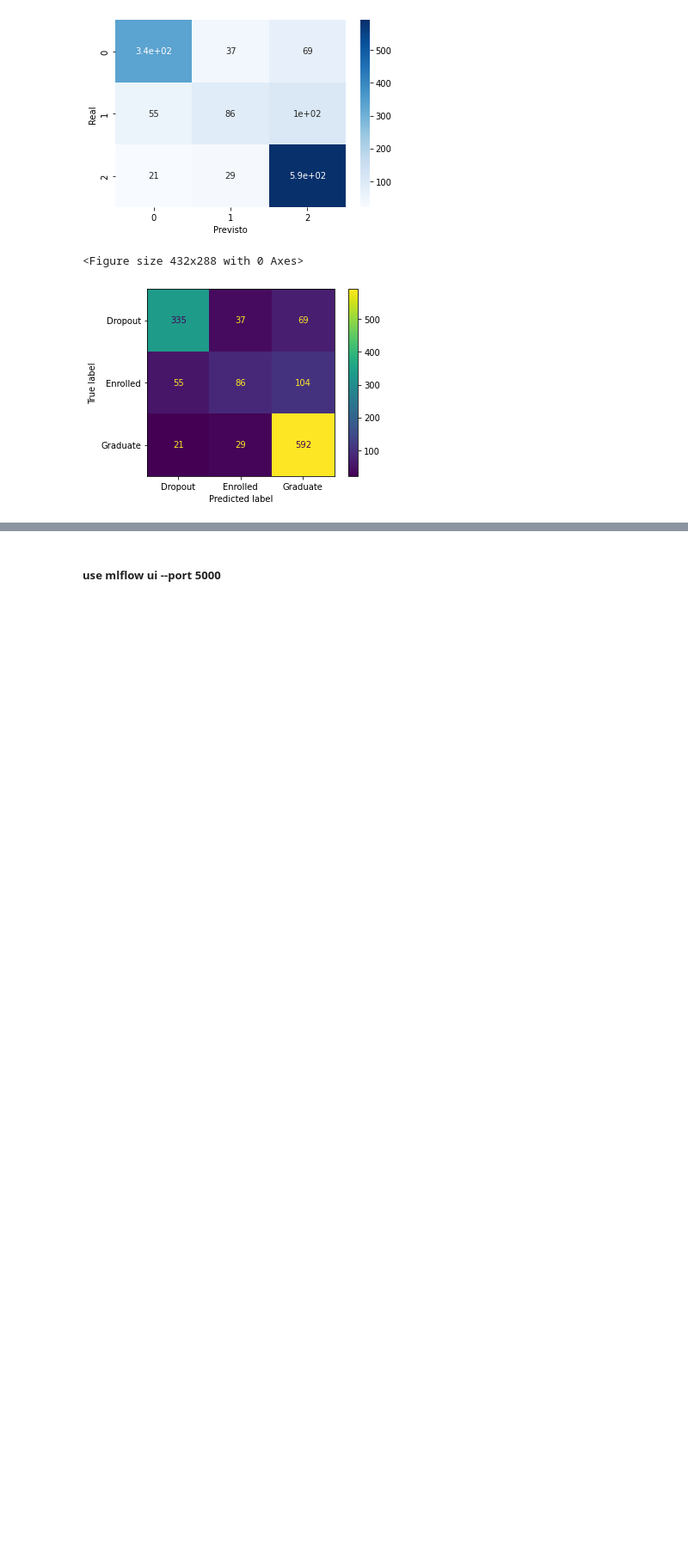
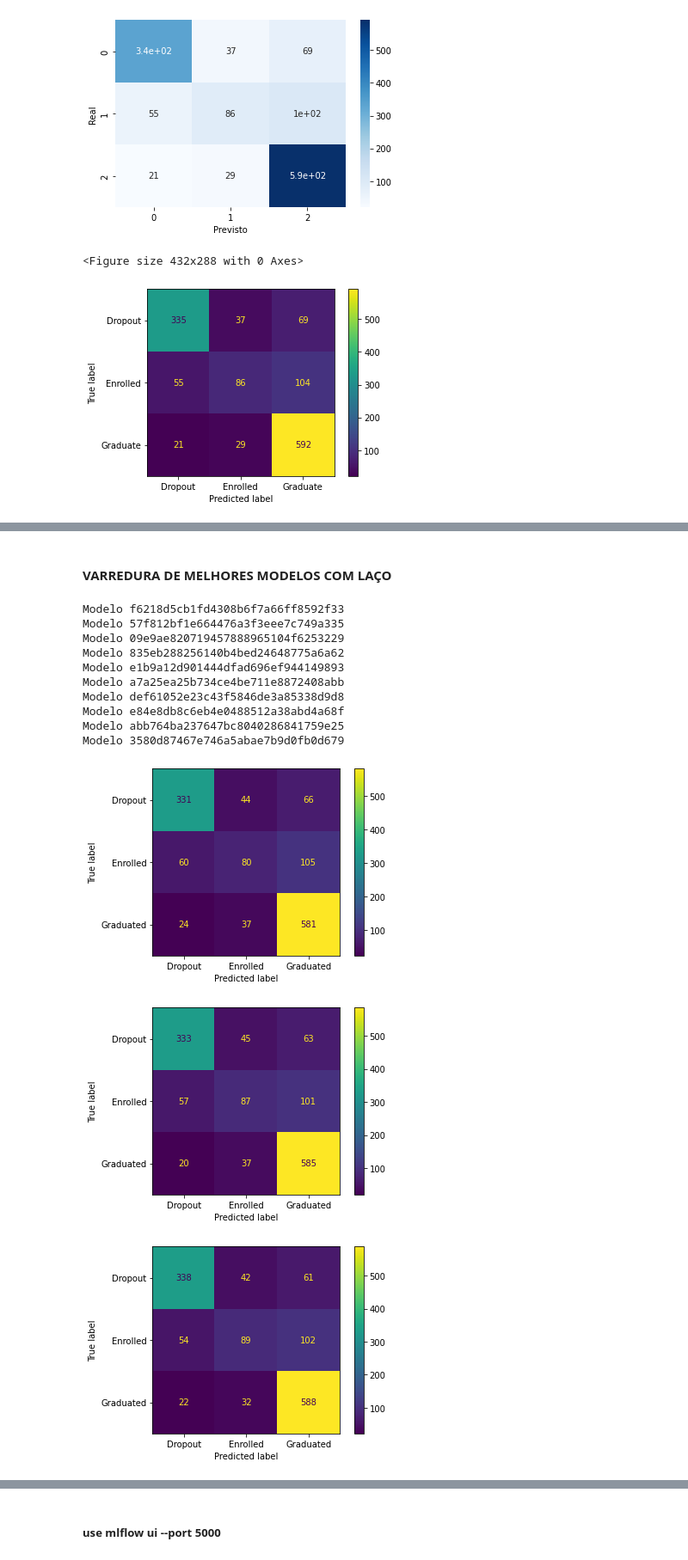
Before and after one commit to AdolfoMatias/MLops, a Jupyter notebook: projeto_estudantes.ipynb, the cells around one changed output, grey strips where cells are left out. Shown: that part at 86% size. Drawn from its saved outputs; the diff is of its cells as text; code cells hidden in the pictures; blank space fills up the shorter version.

Commit message:
Etapa 2: Criando laços e features importance

```diff
--- a/projeto_estudantes.ipynb
+++ b/projeto_estudantes.ipynb
@@ -212,0 +288,25 @@ Modelo:  0f07deace9ff4990aafb6d8dbae1d822
+# %% [markdown]
+#### VARREDURA DE MELHORES MODELOS COM LAÇO
+# %%
+contador =1000
+apr = 0.01
+prf= 10
+for elemento in range(10):
+    mp = ModeloMl(1000,apr,42,prf)
+    mp.procurar()
+    apr+=0.01
+    prf-=1
+# %% [output]
+Modelo f6218d5cb1fd4308b6f7a66ff8592f33
+Modelo 57f812bf1e664476a3f3eee7c749a335
+Modelo 09e9ae820719457888965104f6253229
+Modelo 835eb288256140b4bed24648775a6a62
+Modelo e1b9a12d901444dfad696ef944149893
+Modelo a7a25ea25b734ce4be711e8872408abb
+Modelo def61052e23c43f5846de3a85338d9d8
+Modelo e84e8db8c6eb4e0488512a38abd4a68f
+Modelo abb764ba237647bc8040286841759e25
+Modelo 3580d87467e746a5abae7b9d0fb0d679
+[figure, added]
+[figure, added]
+[figure, added]
```
Also changed, not shown: parts of 9 cells of this notebook, 2 other files.
